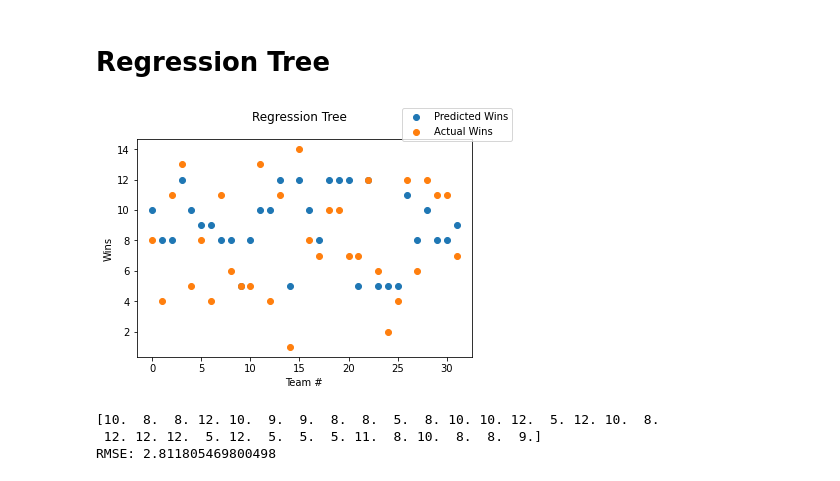
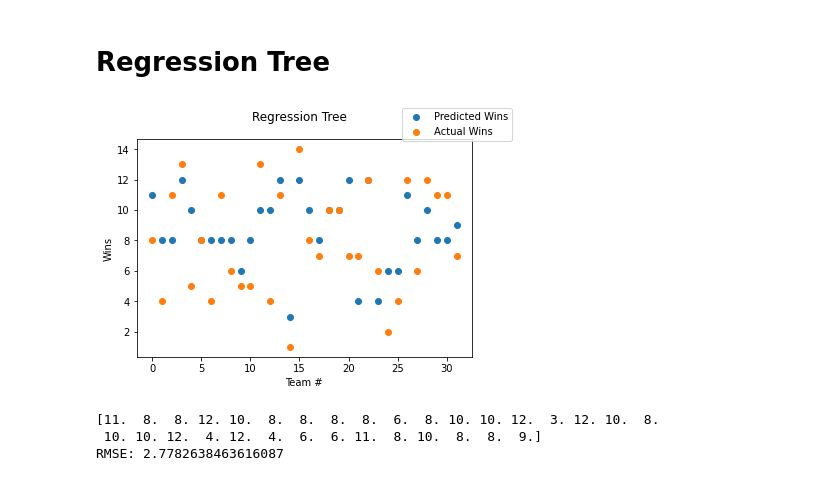
Before and after one commit to JuneyBoy/Football-SL-Project, a Jupyter notebook: Football_Predictions.ipynb, the cells around one changed output. Saved outputs shown, nothing was run; the diff lists cells and outputs as text; code cells hidden in the pictures.

Commit message:
Added regression tree plot to folder

```diff
--- a/Football_Predictions.ipynb
+++ b/Football_Predictions.ipynb
@@ -371,7 +370,7 @@ def find_best_split(observations):
     return best_split
 
 
-def grow_tree(root, observations, min_num_of_observations_per_split=3, min_ssr_delta=5):
+def grow_tree(root, observations, min_num_of_observations_per_split=2, min_ssr_delta=10):
     while True:
         split_info = find_best_split(observations)
         if (
@@ -430,39 +429,37 @@ def get_predictions_from_tree(root, observations):
 root = grow_tree(TreeNode(), training_examples)
 
 predicted_wins = np.round(
     get_predictions_from_tree(
         root, [validation_example[:-1] for validation_example in validation_examples]
     )
 )
 
 actual_wins = [validation_example[-1] for validation_example in validation_examples]
 
 ex_nums = [i for i in range(len(predicted_wins))]
 
 fig = plt.figure()
 
 plt.scatter(ex_nums, predicted_wins, label="Predicted Wins")
 plt.scatter(
     ex_nums,
     actual_wins,
     label="Actual Wins",
 )
 
 fig.suptitle("Regression Tree")
 plt.xlabel("Team #")
 plt.ylabel("Wins")
 fig.legend()
 plt.show()
 
 print(predicted_wins)
 print("RMSE: {}".format(rmse(predicted_wins, actual_wins)))
-
-# print(find_best_split([[0,0], [1,2], [5,7], [7,7]]))
 # %% [output]
-[figure, old version]
+[figure, new version]
-[10.  8.  8. 12. 10.  9.  9.  8.  8.  5.  8. 10. 10. 12.  5. 12. 10.  8.
- 12. 12. 12.  5. 12.  5.  5.  5. 11.  8. 10.  8.  8.  9.]
-RMSE: 2.811805469800498
+[11.  8.  8. 12. 10.  8.  8.  8.  8.  6.  8. 10. 10. 12.  3. 12. 10.  8.
+ 10. 10. 12.  4. 12.  4.  6.  6. 11.  8. 10.  8.  8.  9.]
+RMSE: 2.7782638463616087
 # %%
 from sklearn.tree import DecisionTreeRegressor
 
```
Also changed, not shown: parts of 2 cells of this notebook, 1 other file.
